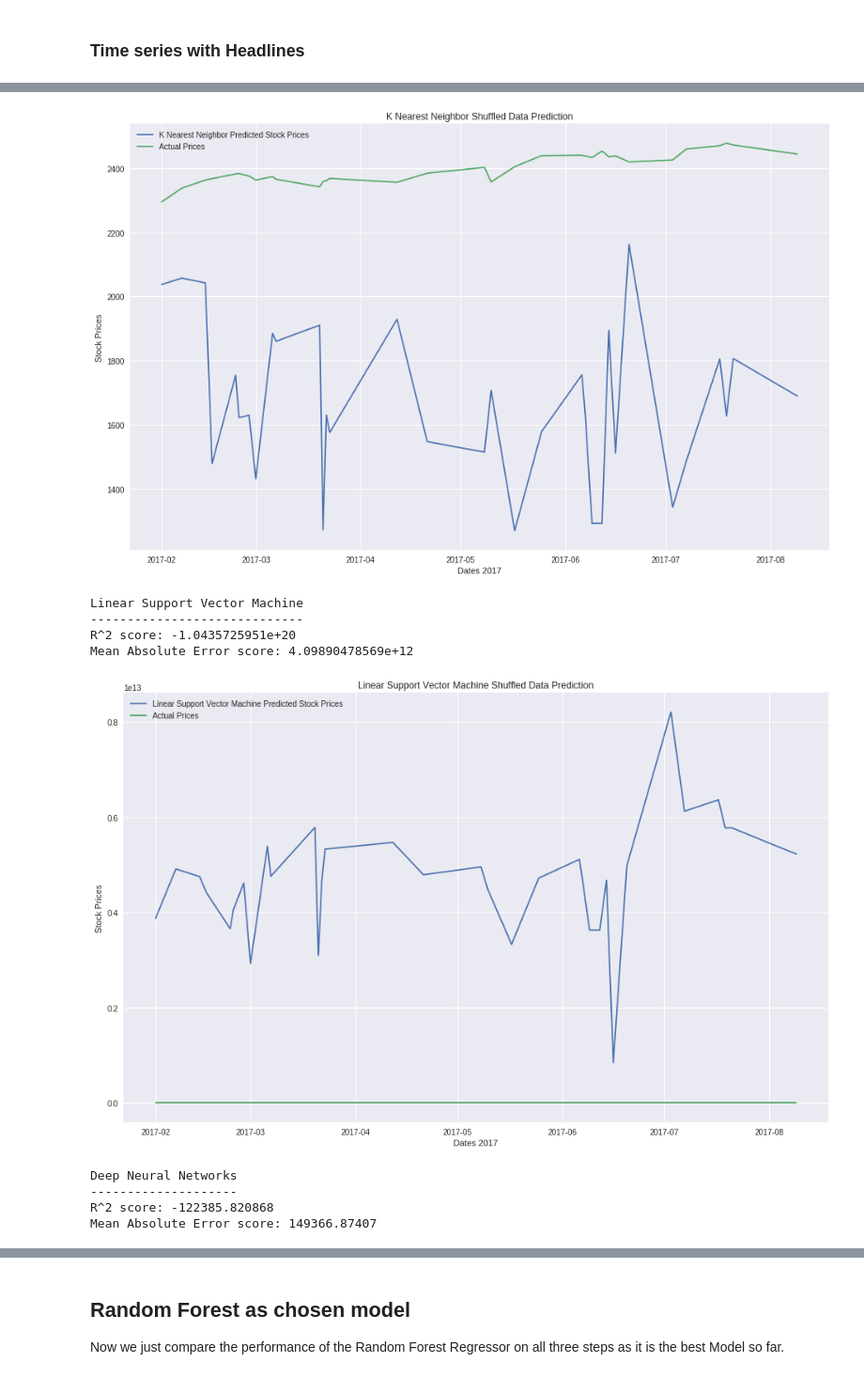
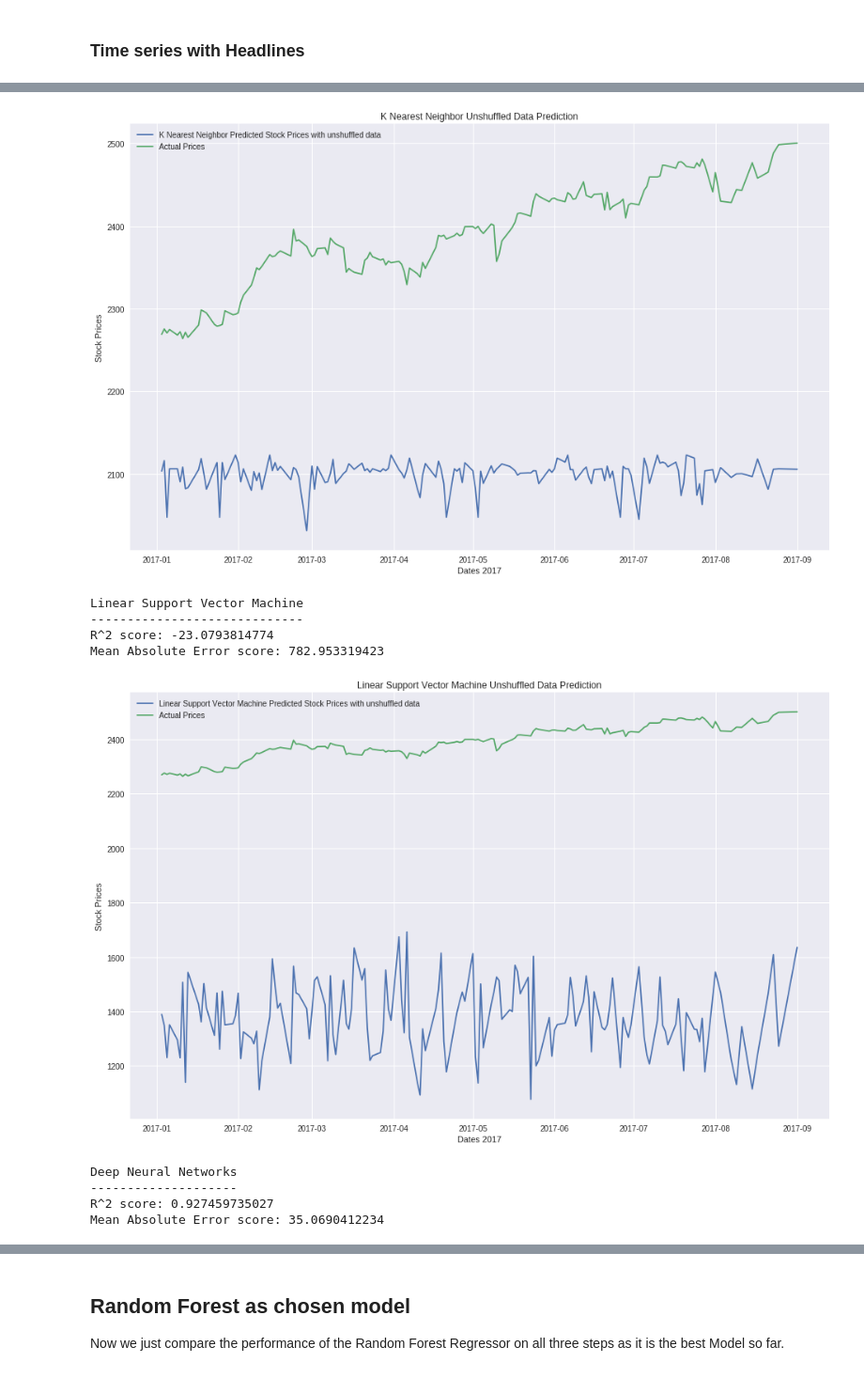
Before and after one commit to edantonio505/capstone_report, a Jupyter notebook: capstone_report.ipynb, the cells around one changed output, grey strips where cells are left out. Shown at 94% size. Cells and saved outputs as stored; diff of their text form; code cells hidden in the pictures.

```diff
--- a/capstone_report.ipynb
+++ b/capstone_report.ipynb
@@ -461,8 +468,13 @@ df_just_headlines = data[headlines_cols]
 norm_features_cols = ['compound', 'neg', 'neu', 'pos']
 norm_just_headlines = df_just_headlines[norm_features_cols].copy()
 df = norm_just_headlines
-df_norm = (df - df.mean()) / (df.max() - df.min())
-df_just_headlines[norm_features_cols] = df_norm
+df_norm_sentiment = (df - df.mean()) / (df.max() - df.min())
+df_just_headlines[norm_features_cols] = df_norm_sentiment
+
+
+df_just_headlines[norm_features_cols] = (df_just_headlines[norm_features_cols] * data['Adj Close'].mean())
+df_just_headlines[norm_features_cols] = df_just_headlines[norm_features_cols]  + data['Adj Close'].mean()
+df_just_headlines.plot(figsize=(16,10))
 
 
 df_just_headlines.tail()
@@ -485,7 +503,7 @@ for model_name, prediction_model in zip(names, models):
         prediction_model,
         df_just_headlines,
         plot=True,
-        shuffle=True,
+        shuffle=False,
         test_size=0.2,
         labels=label_cols,
         features=feature_cols,
@@ -530,6 +548,10 @@ data['rolling_mean'] = rolling_mean
 data['upper_band'] = rolling_mean + (rolling_std * no_of_std)
 data['lower_band'] = rolling_mean - (rolling_std * no_of_std)
 data.fillna(0, inplace=True)
+data[norm_features_cols] = df_norm_sentiment
+data[norm_features_cols] = data[norm_features_cols] * data['Adj Close'].mean() + data['Adj Close'].mean()
+
+
 cols = [
         'Adj Close',
         'Volume',
@@ -537,8 +559,6 @@ cols = [
         'neg',
         'neu',
         'pos',
-        'high_low_volatility_pct',
-        'daily_pct_change',
         'rolling_mean',
         'upper_band',
         'lower_band',
@@ -546,6 +566,6 @@ cols = [
 ]
 
 time_series_with_headlines = data[cols]
-time_series_with_headlines[norm_features_cols] = df_norm
+time_series_with_headlines.plot(figsize=(16,10))
 time_series_with_headlines.tail()
 # %% [output]
@@ -567,8 +588,6 @@ feature_cols = [
         'rolling_mean',
         'upper_band',
         'lower_band',
-        'high_low_volatility_pct',
-        'daily_pct_change'
 ]
 label_cols = ['predicted_stock_price']
 # %% [markdown]
@@ -588,7 +607,7 @@ for model_name, prediction_model in zip(names, models):
         prediction_model,
         time_series_with_headlines,
         plot=True,
-        shuffle=True,
+        shuffle=False,
         test_size=0.2,
         labels=label_cols,
         features=feature_cols,
@@ -613,10 +632,10 @@ Mean Absolute Error score: 330.700918363
-[figure, old version]
+[figure, new version]
 Linear Support Vector Machine
 -----------------------------
-R^2 score: -1.0435725951e+20
-Mean Absolute Error score: 4.09890478569e+12
+R^2 score: -23.0793814774
+Mean Absolute Error score: 782.953319423
-[figure, old version]
+[figure, new version]
 Deep Neural Networks
 --------------------
-R^2 score: -122385.820868
-Mean Absolute Error score: 149366.87407
+R^2 score: 0.927459735027
+Mean Absolute Error score: 35.0690412234
```
Also changed, not shown: parts of 27 cells of this notebook.
